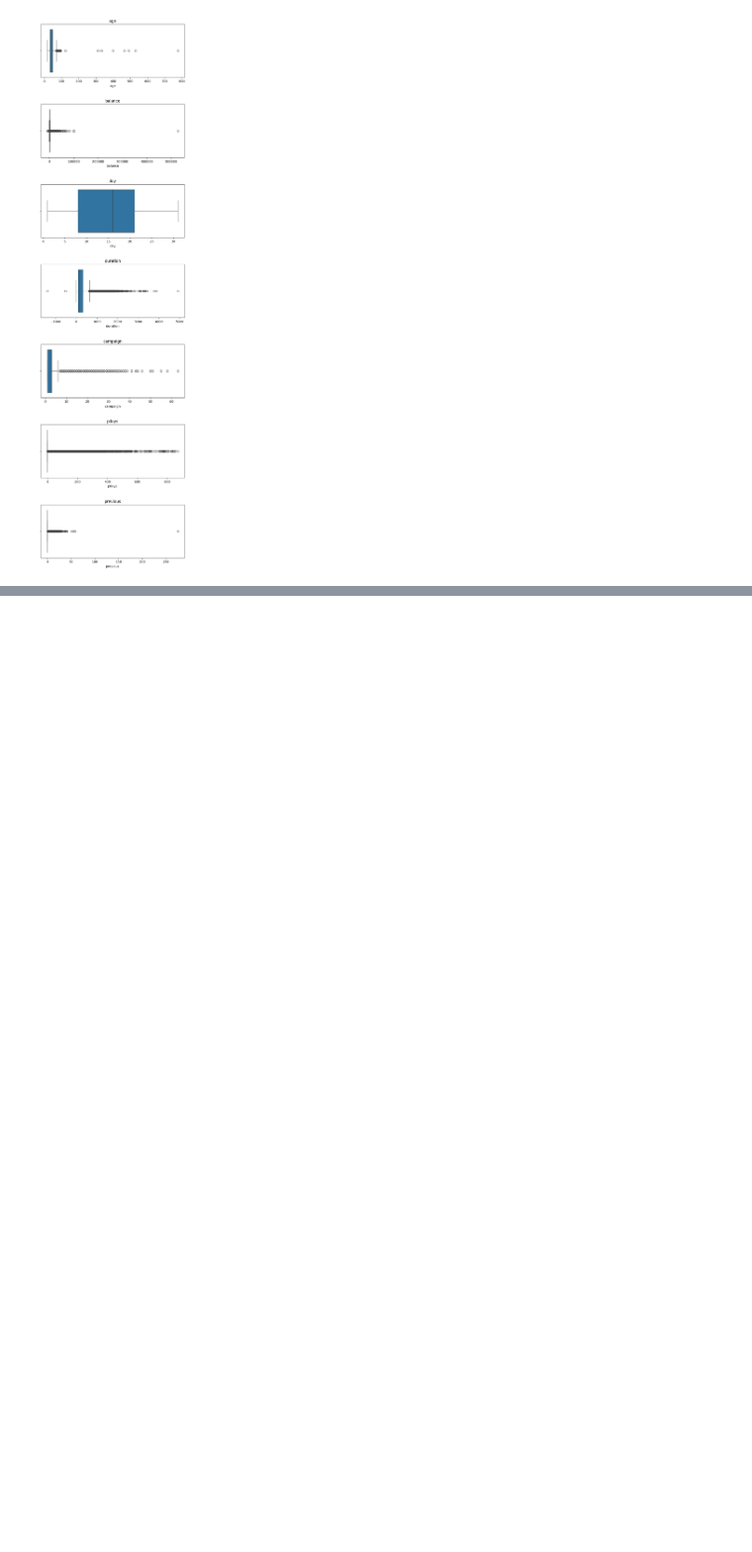
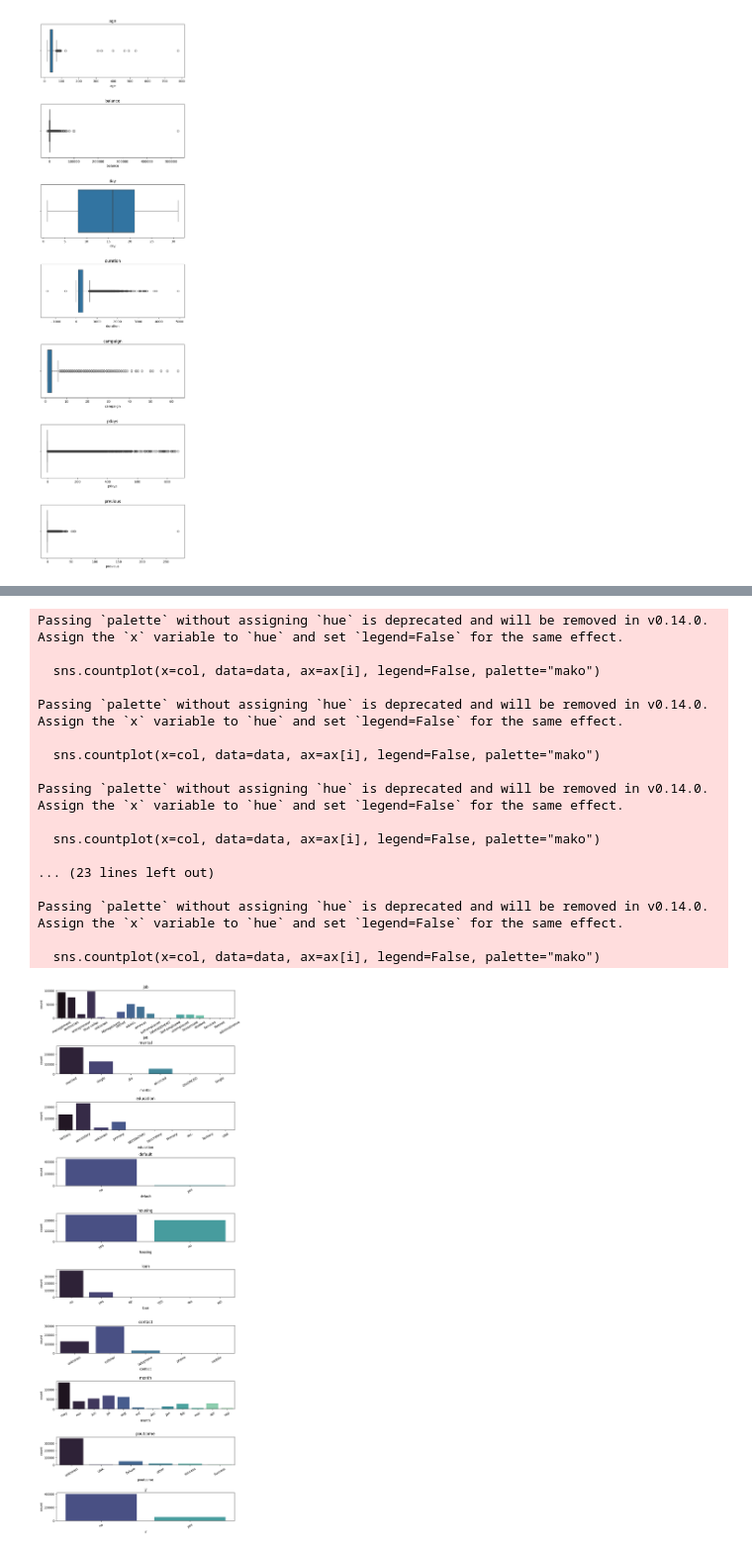
Before and after one commit to Sowii777/TalentoTech, a Jupyter notebook: Limpieza_de_Datos.ipynb, the cells around one changed output, grey strips where cells are left out. Shown: that part at 99% size. Saved outputs shown, nothing was run; the diff lists cells and outputs as text; code cells hidden in the pictures; blank space fills up the shorter version.

```diff
--- a/Limpieza_de_Datos.ipynb
+++ b/Limpieza_de_Datos.ipynb
@@ -261,0 +267,5 @@ for i, col in enumerate(cols_num):
+# %%
+#Eliminar filas con "Age" mayor que 100 F = cadena de formato, que tiene 2 procesos
+print(f'Tamaño del set antes de eliminar los registros de edad: {data.shape}')
+data = data.drop(data[data['age']> 100].index)
+print(f'Tamaño del set luego de hacer la eliminacion: {data.shape}')
@@ -261,0 +275,6 @@ for i, col in enumerate(cols_num):
+# %%
+#Eliminar filas con "Duration" menor a 10
+print(f'Tamaño del set antes de eliminar registros de duracion: {data.shape}')
+data = data.drop(data[data['duration']< 0].index)
+#data = data[data['duration']>0]
+print(f'Tamaño del set despues de eliminar registros de duracion: {data.shape}')
@@ -261,0 +284,6 @@ for i, col in enumerate(cols_num):
+# %%
+#Eliminar filas con "Previous" mayor a 100
+print(f'Tamaño del set antes de eliminar registros de previous: {data.shape}')
+data = data.drop(data[data['previous']>100].index)
+#data = data[data['previosu']<=100]
+print(f'Tamaño del set despues de eliminar registros de previous: {data.shape}')
@@ -261,0 +299,29 @@ for i, col in enumerate(cols_num):
+# %%
+#Graficar los subniveles de cada variable categorica
+cols_cat = ['job','marital','education','default','housing',
+            'loan','contact','month','poutcome','y']
+fig, ax = plt.subplots(nrows=10, ncols=1, figsize=(10,30))
+fig.subplots_adjust(hspace=1)
+for i, col in enumerate(cols_cat):
+  sns.countplot(x=col, data=data, ax=ax[i], legend=False, palette="mako")
+  ax[i].set_title(col)
+  ax[i].tick_params(axis='x',labelrotation=30)
+# %% [output]
+Passing `palette` without assigning `hue` is deprecated and will be removed in v0.14.0. Assign the `x` variable to `hue` and set `legend=False` for the same effect.
+
+  sns.countplot(x=col, data=data, ax=ax[i], legend=False, palette="mako")
+
+Passing `palette` without assigning `hue` is deprecated and will be removed in v0.14.0. Assign the `x` variable to `hue` and set `legend=False` for the same effect.
+
+  sns.countplot(x=col, data=data, ax=ax[i], legend=False, palette="mako")
+
+Passing `palette` without assigning `hue` is deprecated and will be removed in v0.14.0. Assign the `x` variable to `hue` and set `legend=False` for the same effect.
+
+  sns.countplot(x=col, data=data, ax=ax[i], legend=False, palette="mako")
+
+... (23 lines left out)
+
+Passing `palette` without assigning `hue` is deprecated and will be removed in v0.14.0. Assign the `x` variable to `hue` and set `legend=False` for the same effect.
+
+  sns.countplot(x=col, data=data, ax=ax[i], legend=False, palette="mako")
+[figure, added]
```
Also changed, not shown: parts of 17 cells of this notebook.
